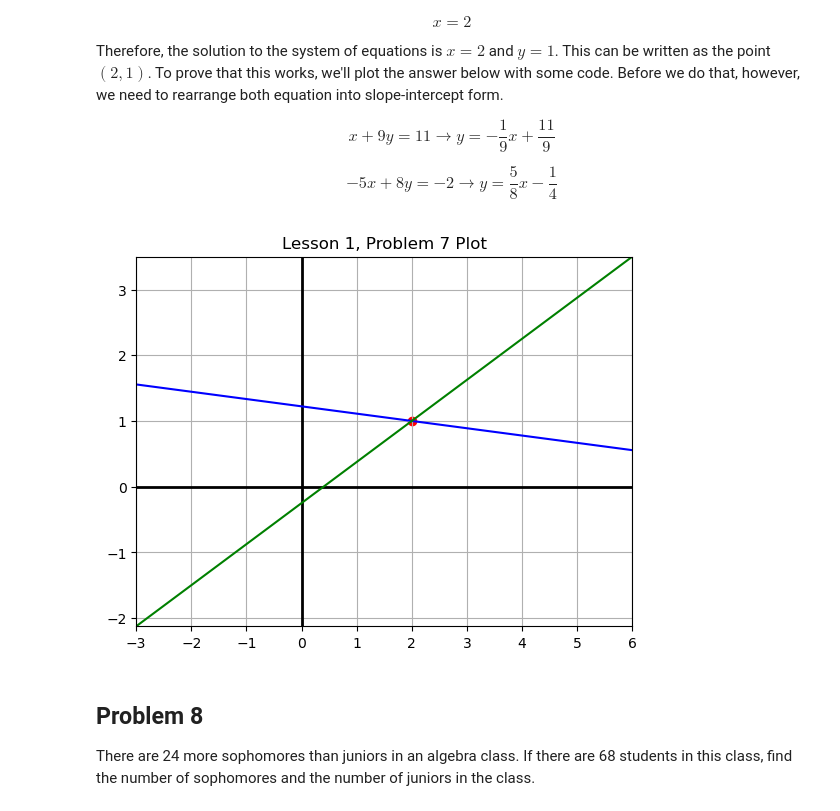
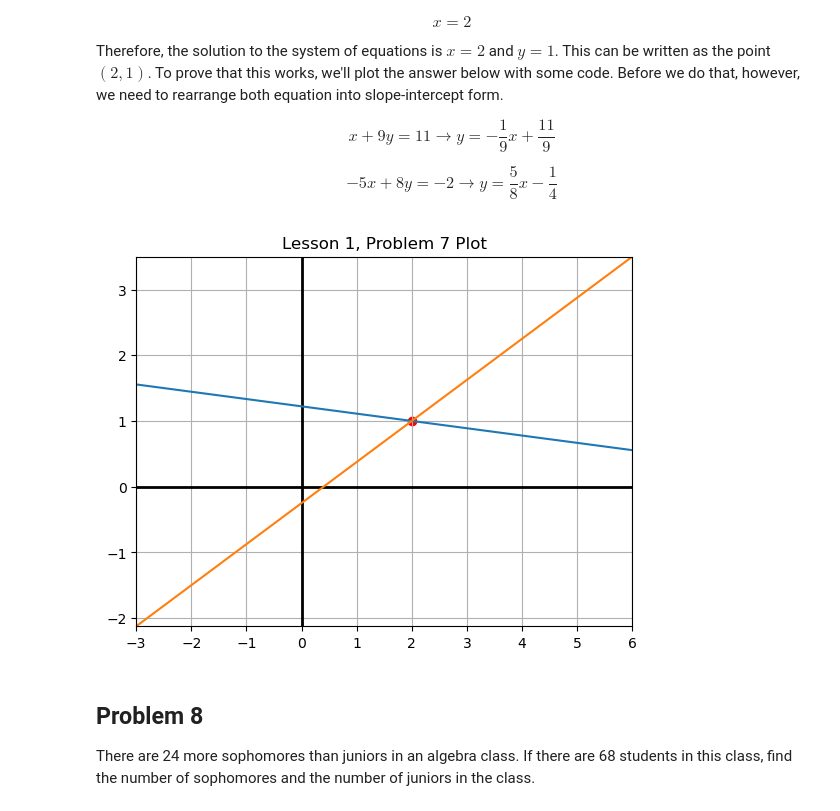
Before and after one commit to ParkerEnsing/Tutoring, a Jupyter notebook: Will_Graham/Lesson_1/Lesson_1.ipynb, the cells around one changed output. Cells and saved outputs as stored; diff of their text form; code cells hidden in the pictures.

```diff
--- a/Will_Graham/Lesson_1/Lesson_1.ipynb
+++ b/Will_Graham/Lesson_1/Lesson_1.ipynb
@@ -295,31 +295,31 @@ $$-5x + 8y = -2 \to y = \frac{5}{8}x - \frac{1}{4}$$
 # %%
 domain = [-3, 6]
 x = np.linspace(domain[0], domain[1], 100)
 y1 = -x / 9 + 11 / 9
 y2 = 5*x / 8 - 1 / 4
 rng_1 = [y1.min(), y1.max()]
 rng_2 = [y2.min(), y2.max()]
 rng = [min(rng_1[0], rng_2[0]), max(rng_1[1], rng_2[1])]
 
 x_ax = np.linspace(domain[0], domain[1], 100)
 y_ax = np.linspace(rng[0], rng[1], 100)
 
 fig, ax = plt.subplots()
 
 ax.set_title("Lesson 1, Problem 7 Plot")
 
 ax.plot(x_ax, np.zeros(len(x_ax)), linewidth = 2, color = 'k')
 ax.plot(np.zeros(len(y_ax)), y_ax, linewidth = 2, color = 'k')
-ax.plot(x, y1, linestyle = '-', color = 'b')
-ax.plot(x, y2, linestyle = '-', color = 'g')
+ax.plot(x, y1)
+ax.plot(x, y2)
 ax.scatter(2, 1, marker = 'o', color = 'r')
 
 ax.set_xlim(domain)
 ax.set_ylim(rng)
 ax.grid(True)
 plt.show()
 # %% [output]
-[figure, old version]
+[figure, new version]
 # %% [markdown]
 ## Problem 8 ##
 There are 24 more sophomores than juniors in an algebra class. If there are 68 students in this class, find the number of sophomores and the number of juniors in the class.
```
Also changed, not shown: parts of 20 cells of this notebook.
